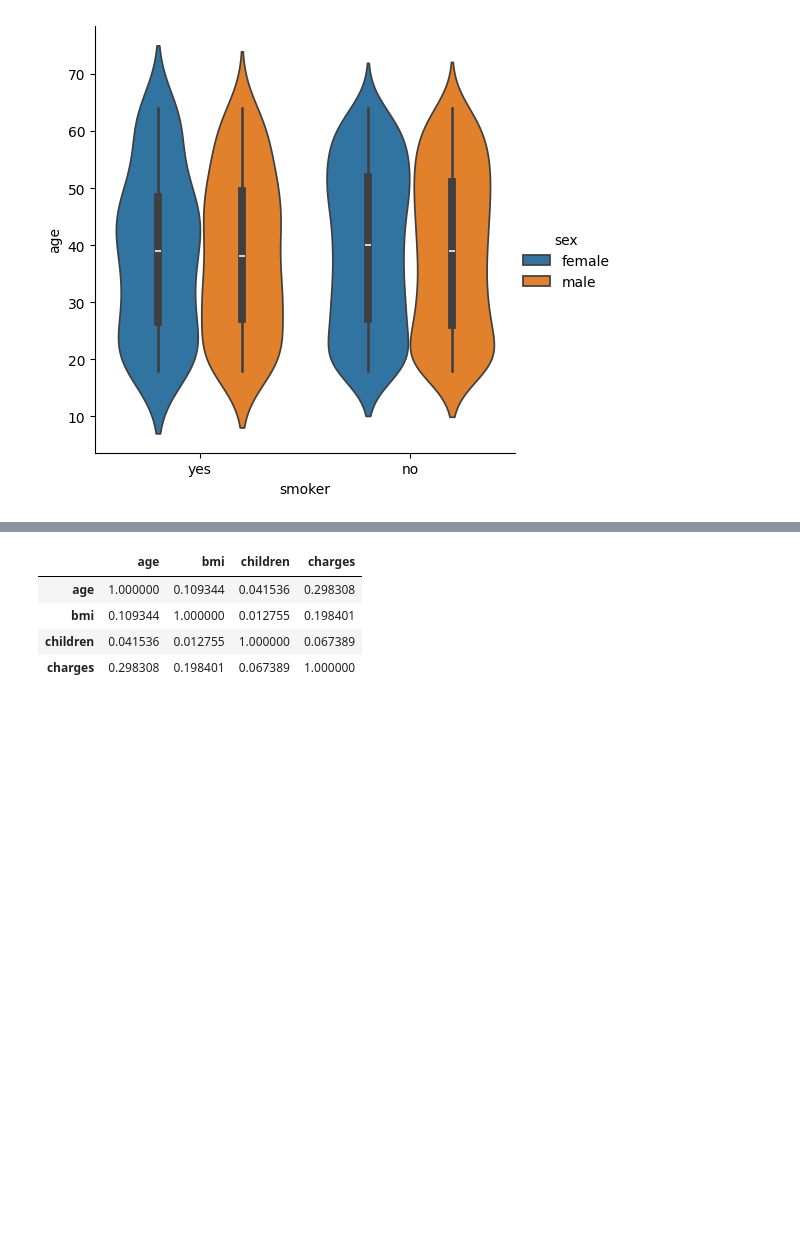
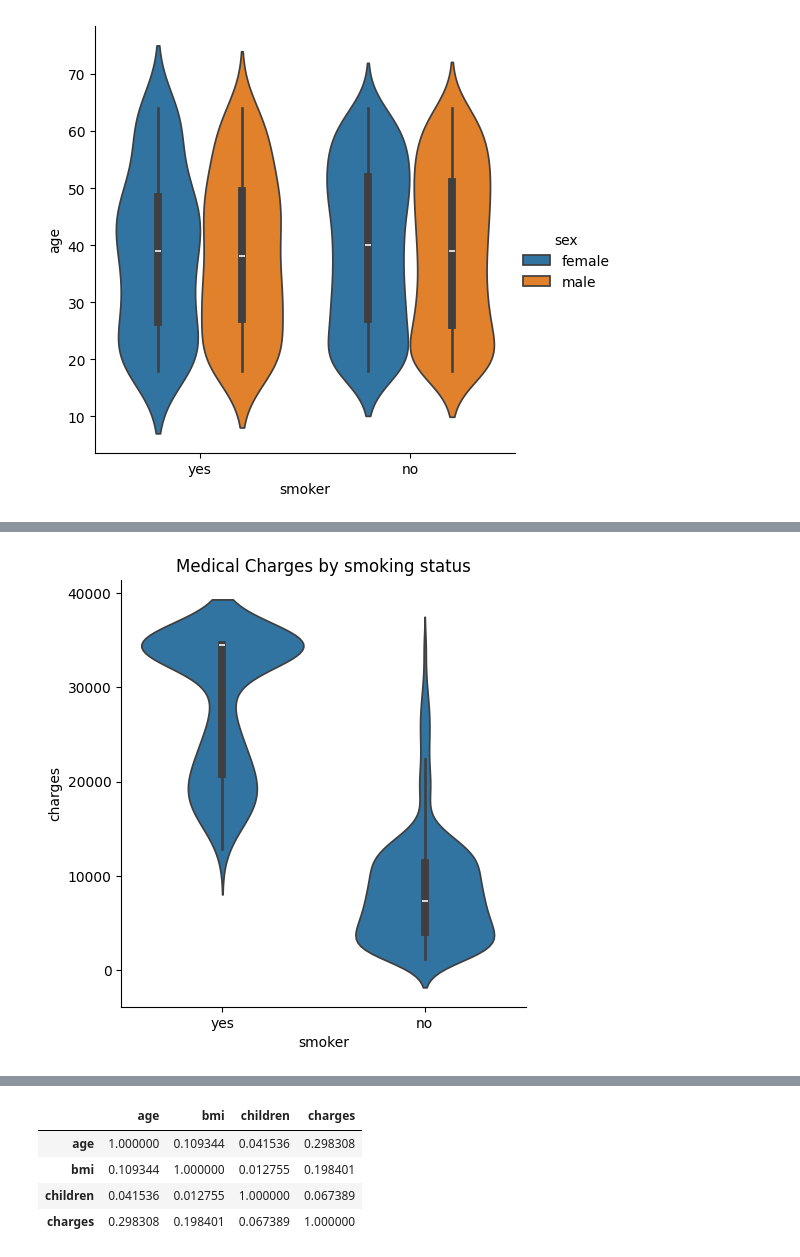
Before and after one commit to srilekhaj/Machinelearning-capstoneproject, a Jupyter notebook: Regression/3.Datascience Univariate & Bivariate/Data_Analysis.ipynb, the cells around one changed output, grey strips where cells are left out. Cells and saved outputs as stored; diff of their text form; code cells hidden in the pictures; blank space fills up the shorter version.

```diff
--- a/Regression/3.Datascience Univariate & Bivariate/Data_Analysis.ipynb
+++ b/Regression/3.Datascience Univariate & Bivariate/Data_Analysis.ipynb
@@ -312,0 +395,7 @@ plt.show()
+# %%
+#Gender vs Charges
+sns.catplot(data=dataset, x='smoker', y='charges', kind='violin')
+plt.title("Medical Charges by smoking status")
+plt.show()
+# %% [output]
+[figure, added]
```
Also changed, not shown: parts of 36 cells of this notebook.
